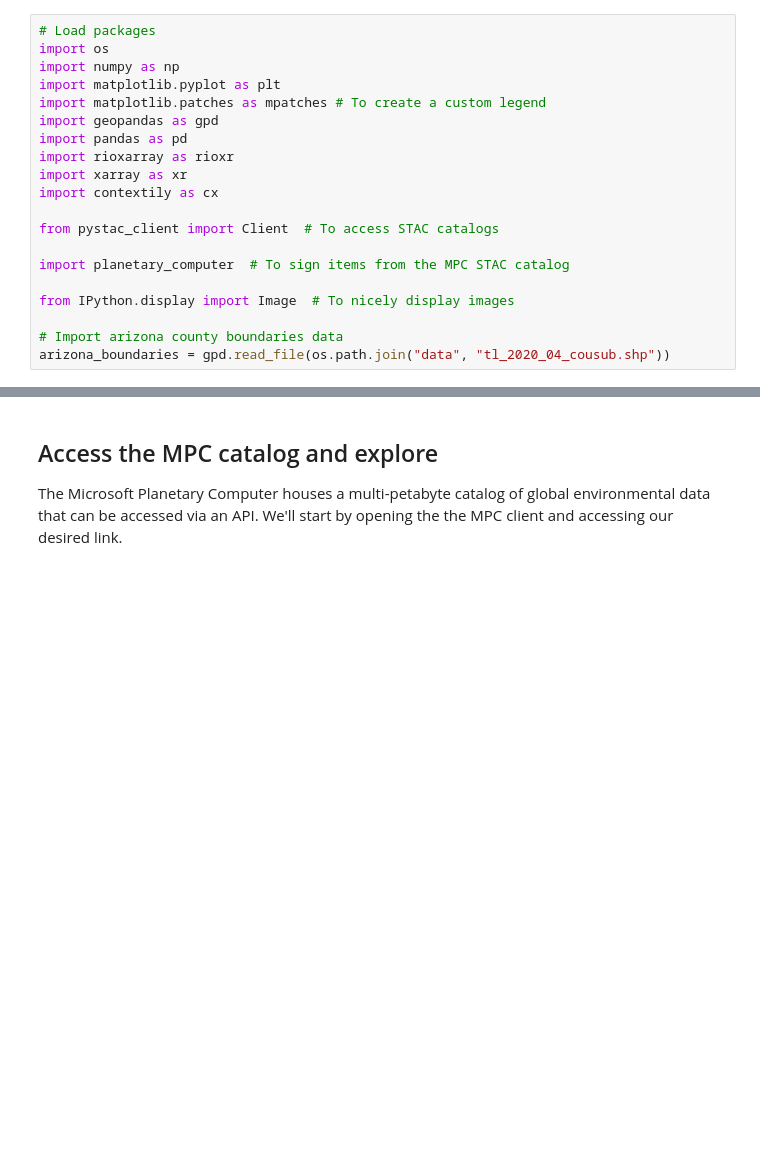
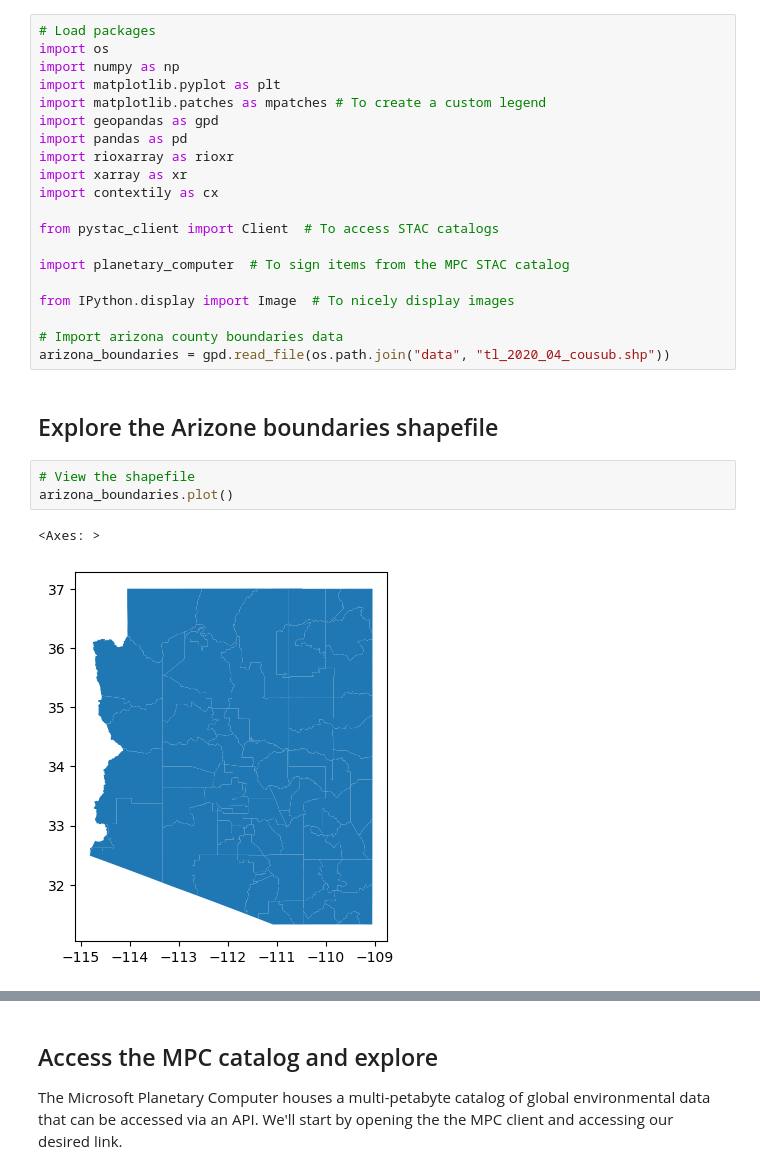
Before and after one commit to haylee360/phoenix-biodiversity, a Jupyter notebook: phoenix-biodiversity.ipynb, the cells around one changed output, grey strips where cells are left out. Drawn from its saved outputs; the diff is of its cells as text; blank space fills up the shorter version.

```diff
--- a/phoenix-biodiversity.ipynb
+++ b/phoenix-biodiversity.ipynb
@@ -56,3 +56,11 @@ from IPython.display import Image  # To nicely display images
 
 # Import arizona county boundaries data
 arizona_boundaries = gpd.read_file(os.path.join("data", "tl_2020_04_cousub.shp"))
+# %% [markdown]
+## Explore the Arizone boundaries shapefile
+# %%
+# View the shapefile
+arizona_boundaries.plot()
+# %% [output]
+<Axes: >
+[figure, added]
```
Also changed, not shown: parts of 13 cells of this notebook.
